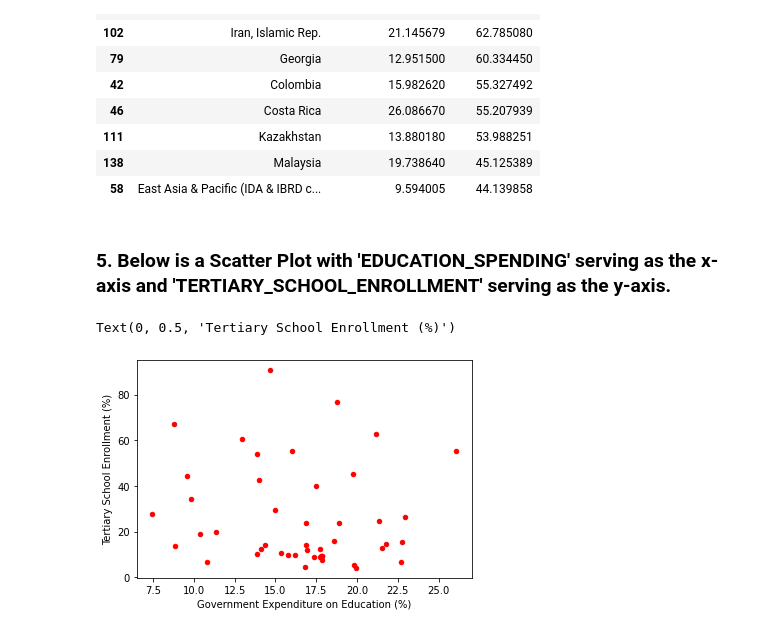
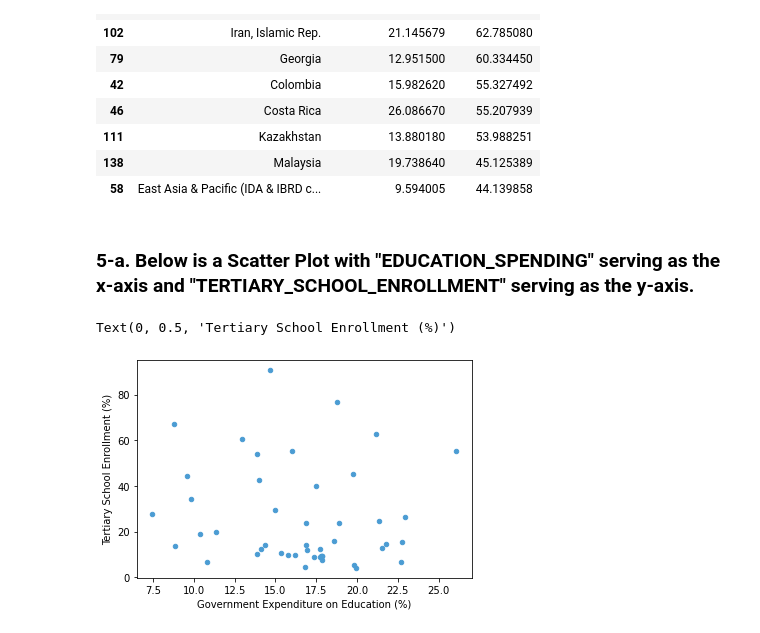
Before and after one commit to jorbea/comp110-21s-workspace, a Jupyter notebook: projects/pj02/analysis.ipynb, the cells around one changed output. Cells and saved outputs as stored; diff of their text form; code cells hidden in the pictures.

```diff
--- a/projects/pj02/analysis.ipynb
+++ b/projects/pj02/analysis.ipynb
@@ -104,13 +107,13 @@ sort_databank.head(10)
 | 138 | Malaysia | 19.738640 | 45.125389 |
 | 58 | East Asia & Pacific (IDA & IBRD c... | 9.594005 | 44.139858 |
 # %% [markdown]
-### 5. Below is a Scatter Plot with 'EDUCATION_SPENDING' serving as the x-axis and 'TERTIARY_SCHOOL_ENROLLMENT' serving as the y-axis.
+### 5-a. Below is a Scatter Plot with "EDUCATION_SPENDING" serving as the x-axis and "TERTIARY_SCHOOL_ENROLLMENT" serving as the y-axis.
 # %%
 import matplotlib.pyplot as plt
 
-sort_databank.plot.scatter(x=EDUCATION_SPENDING, y=TERTIARY_SCHOOL_ENROLLMENT, alpha=1.0, c='red')
+sort_databank.plot.scatter(x=EDUCATION_SPENDING, y=TERTIARY_SCHOOL_ENROLLMENT, alpha=1.0, c='#4B9CD3')
 plt.xlabel("Government Expenditure on Education (%)")
 plt.ylabel("Tertiary School Enrollment (%)")
 # %% [output]
 Text(0, 0.5, 'Tertiary School Enrollment (%)')
-[figure, old version]
+[figure, new version]
```
Also changed, not shown: parts of 15 cells of this notebook, 1 other file.
